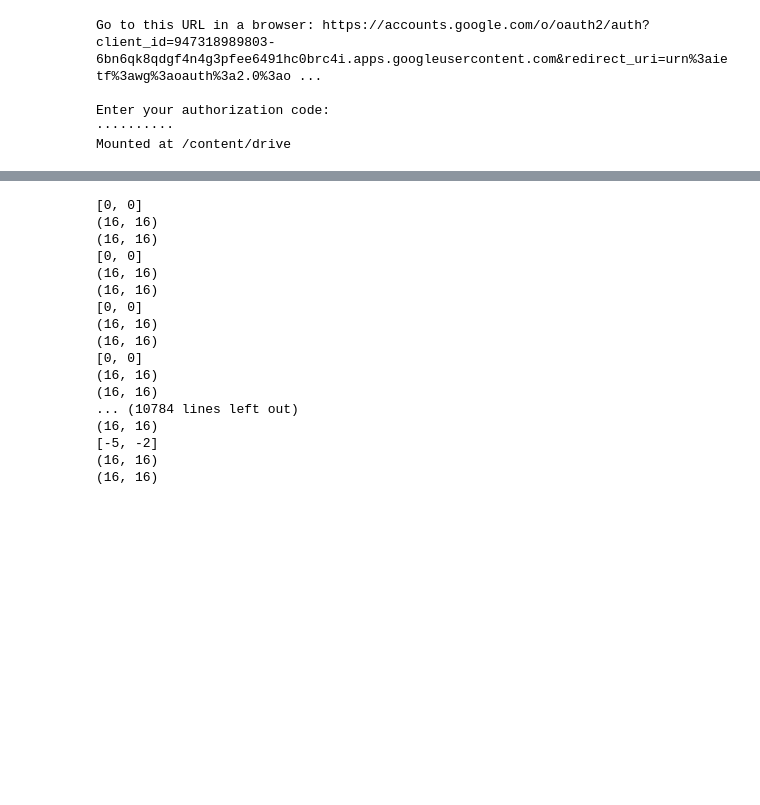
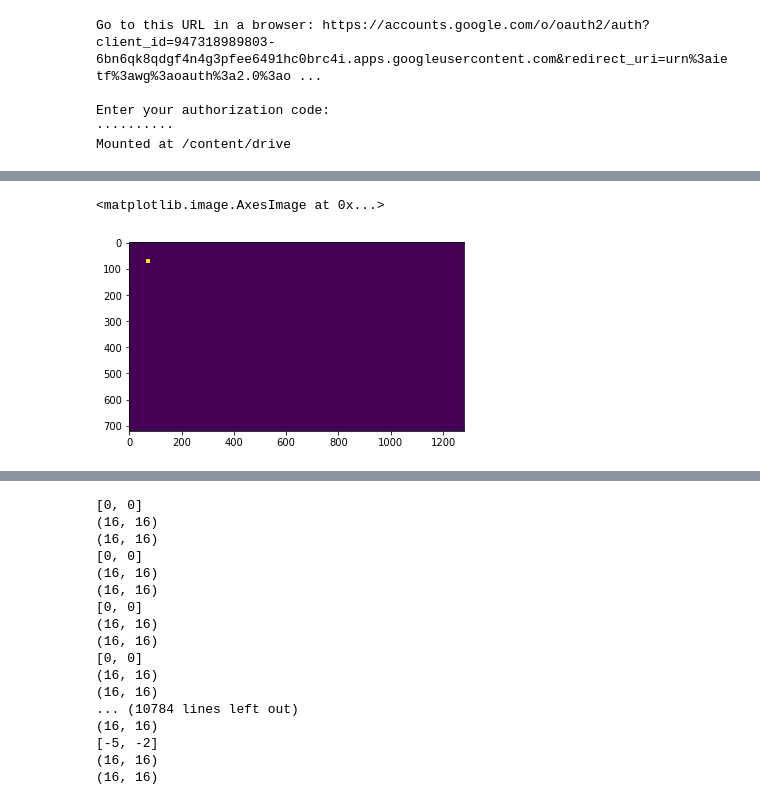
Before and after one commit to melsayed-7/H.264-implementation, a Jupyter notebook: motion_estimation_test.ipynb, the cells around one changed output, grey strips where cells are left out. Drawn from its saved outputs; the diff is of its cells as text; code cells hidden in the pictures; blank space fills up the shorter version.

```diff
--- a/motion_estimation_test.ipynb
+++ b/motion_estimation_test.ipynb
@@ -11,0 +229,18 @@ Mounted at /content/drive
+# %%
+import matplotlib.pyplot as plt
+
+fs = []
+f1 = np.zeros(frames[i].shape)
+f1[3*16 : 4*16, 3*16 : 4*16] = 255
+f2 =  np.zeros(frames[i].shape)
+f2[4*16:5*16, 4*16 : 5*16] = 255
+fs.append(f1)
+fs.append(f2)
+
+plt.figure
+plt.imshow(f1)
+plt.figure
+plt.imshow(f2)
+# %% [output]
+<matplotlib.image.AxesImage at 0x...>
+[figure, added]
```
Also changed, not shown: parts of 17 cells of this notebook.
